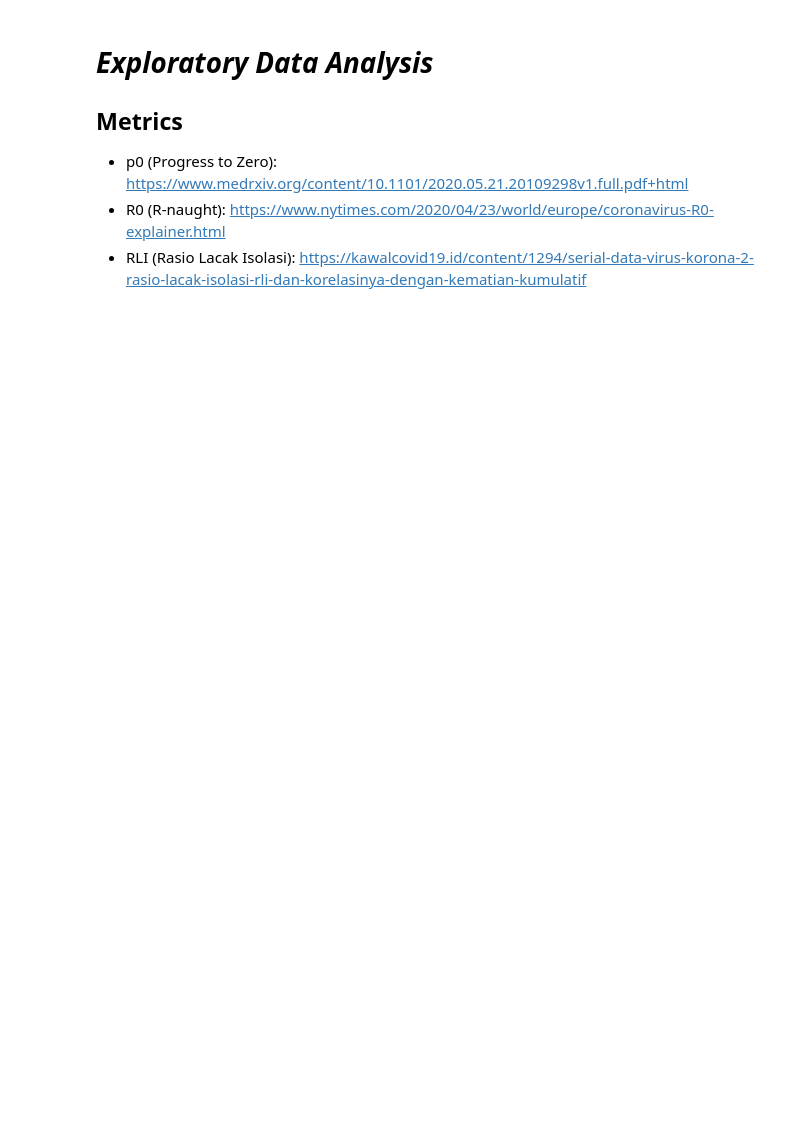
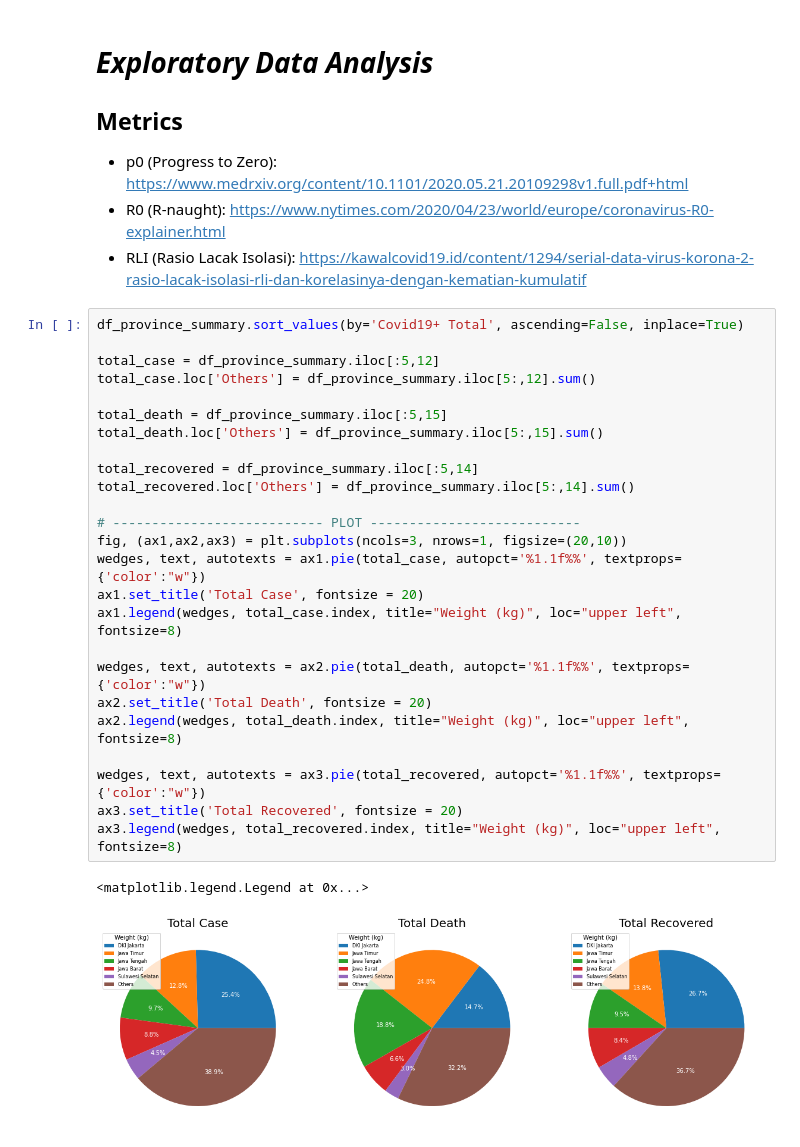
Before and after one commit to rahmalianto/Indonesian-Covid-Analysis, a Jupyter notebook: 2. Indonesian COVID19 Analysis - EDA.ipynb, the cells around one changed output. Cells and saved outputs as stored; diff of their text form; blank space fills up the shorter version.

```diff
--- a/2. Indonesian COVID19 Analysis - EDA.ipynb
+++ b/2. Indonesian COVID19 Analysis - EDA.ipynb
@@ -56,3 +37,31 @@ df_province_summary
 - p0 (Progress to Zero): https://www.medrxiv.org/content/10.1101/2020.05.21.20109298v1.full.pdf+html
 - R0 (R-naught): https://www.nytimes.com/2020/04/23/world/europe/coronavirus-R0-explainer.html
 - RLI (Rasio Lacak Isolasi): https://kawalcovid19.id/content/1294/serial-data-virus-korona-2-rasio-lacak-isolasi-rli-dan-korelasinya-dengan-kematian-kumulatif
+# %%
+df_province_summary.sort_values(by='Covid19+ Total', ascending=False, inplace=True)
+
+total_case = df_province_summary.iloc[:5,12]
+total_case.loc['Others'] = df_province_summary.iloc[5:,12].sum()
+
+total_death = df_province_summary.iloc[:5,15]
+total_death.loc['Others'] = df_province_summary.iloc[5:,15].sum()
+
+total_recovered = df_province_summary.iloc[:5,14]
+total_recovered.loc['Others'] = df_province_summary.iloc[5:,14].sum()
+
+# --------------------------- PLOT ---------------------------
+fig, (ax1,ax2,ax3) = plt.subplots(ncols=3, nrows=1, figsize=(20,10))
+wedges, text, autotexts = ax1.pie(total_case, autopct='%1.1f%%', textprops={'color':"w"})
+ax1.set_title('Total Case', fontsize = 20)
+ax1.legend(wedges, total_case.index, title="Weight (kg)", loc="upper left", fontsize=8)
+
+wedges, text, autotexts = ax2.pie(total_death, autopct='%1.1f%%', textprops={'color':"w"})
+ax2.set_title('Total Death', fontsize = 20)
+ax2.legend(wedges, total_death.index, title="Weight (kg)", loc="upper left", fontsize=8)
+
+wedges, text, autotexts = ax3.pie(total_recovered, autopct='%1.1f%%', textprops={'color':"w"})
+ax3.set_title('Total Recovered', fontsize = 20)
+ax3.legend(wedges, total_recovered.index, title="Weight (kg)", loc="upper left", fontsize=8)
+# %% [output]
+<matplotlib.legend.Legend at 0x...>
+[figure, added]
```
Also changed, not shown: parts of 4 cells of this notebook, 18 other files.
